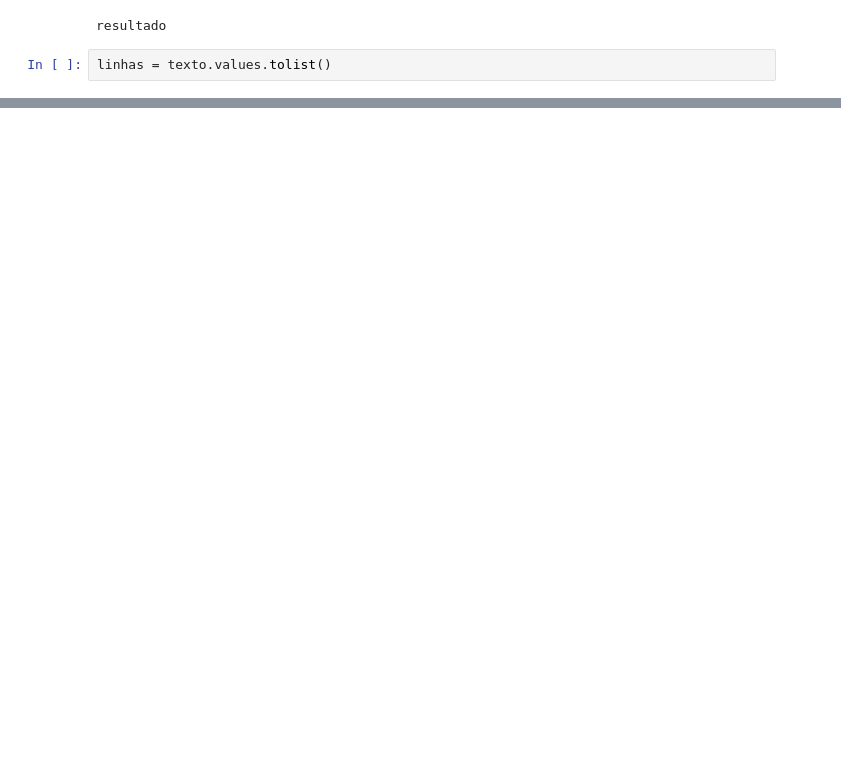
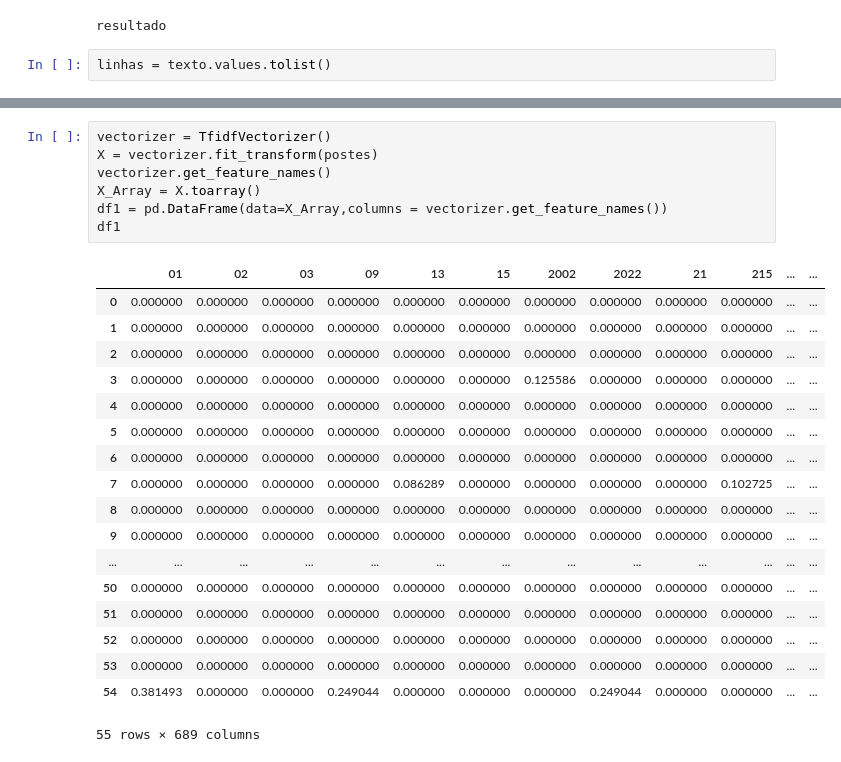
Before and after one commit to NickMC88/Projeto-Integrador-IV, a Jupyter notebook: ProjetoIntegradorIV.ipynb, the cells around one changed output, grey strips where cells are left out. Saved outputs shown, nothing was run; the diff lists cells and outputs as text; blank space fills up the shorter version.

```diff
--- a/ProjetoIntegradorIV.ipynb
+++ b/ProjetoIntegradorIV.ipynb
@@ -234,0 +95,26 @@ Teste
+# %%
+vectorizer = TfidfVectorizer()
+X = vectorizer.fit_transform(postes)
+vectorizer.get_feature_names()
+X_Array = X.toarray()
+df1 = pd.DataFrame(data=X_Array,columns = vectorizer.get_feature_names())
+df1
+# %% [output]
+|  | 01 | 02 | 03 | 09 | 13 | 15 | 2002 | 2022 | 21 | 215 | ... | ... |
+| 0 | 0.000000 | 0.000000 | 0.000000 | 0.000000 | 0.000000 | 0.000000 | 0.000000 | 0.000000 | 0.000000 | 0.000000 | ... | ... |
+| 1 | 0.000000 | 0.000000 | 0.000000 | 0.000000 | 0.000000 | 0.000000 | 0.000000 | 0.000000 | 0.000000 | 0.000000 | ... | ... |
+| 2 | 0.000000 | 0.000000 | 0.000000 | 0.000000 | 0.000000 | 0.000000 | 0.000000 | 0.000000 | 0.000000 | 0.000000 | ... | ... |
+| 3 | 0.000000 | 0.000000 | 0.000000 | 0.000000 | 0.000000 | 0.000000 | 0.125586 | 0.000000 | 0.000000 | 0.000000 | ... | ... |
+| 4 | 0.000000 | 0.000000 | 0.000000 | 0.000000 | 0.000000 | 0.000000 | 0.000000 | 0.000000 | 0.000000 | 0.000000 | ... | ... |
+| 5 | 0.000000 | 0.000000 | 0.000000 | 0.000000 | 0.000000 | 0.000000 | 0.000000 | 0.000000 | 0.000000 | 0.000000 | ... | ... |
+| 6 | 0.000000 | 0.000000 | 0.000000 | 0.000000 | 0.000000 | 0.000000 | 0.000000 | 0.000000 | 0.000000 | 0.000000 | ... | ... |
+| 7 | 0.000000 | 0.000000 | 0.000000 | 0.000000 | 0.086289 | 0.000000 | 0.000000 | 0.000000 | 0.000000 | 0.102725 | ... | ... |
+| 8 | 0.000000 | 0.000000 | 0.000000 | 0.000000 | 0.000000 | 0.000000 | 0.000000 | 0.000000 | 0.000000 | 0.000000 | ... | ... |
+| 9 | 0.000000 | 0.000000 | 0.000000 | 0.000000 | 0.000000 | 0.000000 | 0.000000 | 0.000000 | 0.000000 | 0.000000 | ... | ... |
+| ... | ... | ... | ... | ... | ... | ... | ... | ... | ... | ... | ... | ... |
+| 50 | 0.000000 | 0.000000 | 0.000000 | 0.000000 | 0.000000 | 0.000000 | 0.000000 | 0.000000 | 0.000000 | 0.000000 | ... | ... |
+| 51 | 0.000000 | 0.000000 | 0.000000 | 0.000000 | 0.000000 | 0.000000 | 0.000000 | 0.000000 | 0.000000 | 0.000000 | ... | ... |
+| 52 | 0.000000 | 0.000000 | 0.000000 | 0.000000 | 0.000000 | 0.000000 | 0.000000 | 0.000000 | 0.000000 | 0.000000 | ... | ... |
+| 53 | 0.000000 | 0.000000 | 0.000000 | 0.000000 | 0.000000 | 0.000000 | 0.000000 | 0.000000 | 0.000000 | 0.000000 | ... | ... |
+| 54 | 0.381493 | 0.000000 | 0.000000 | 0.249044 | 0.000000 | 0.000000 | 0.000000 | 0.249044 | 0.000000 | 0.000000 | ... | ... |
+55 rows × 689 columns
```
Also changed, not shown: parts of 23 cells of this notebook.
